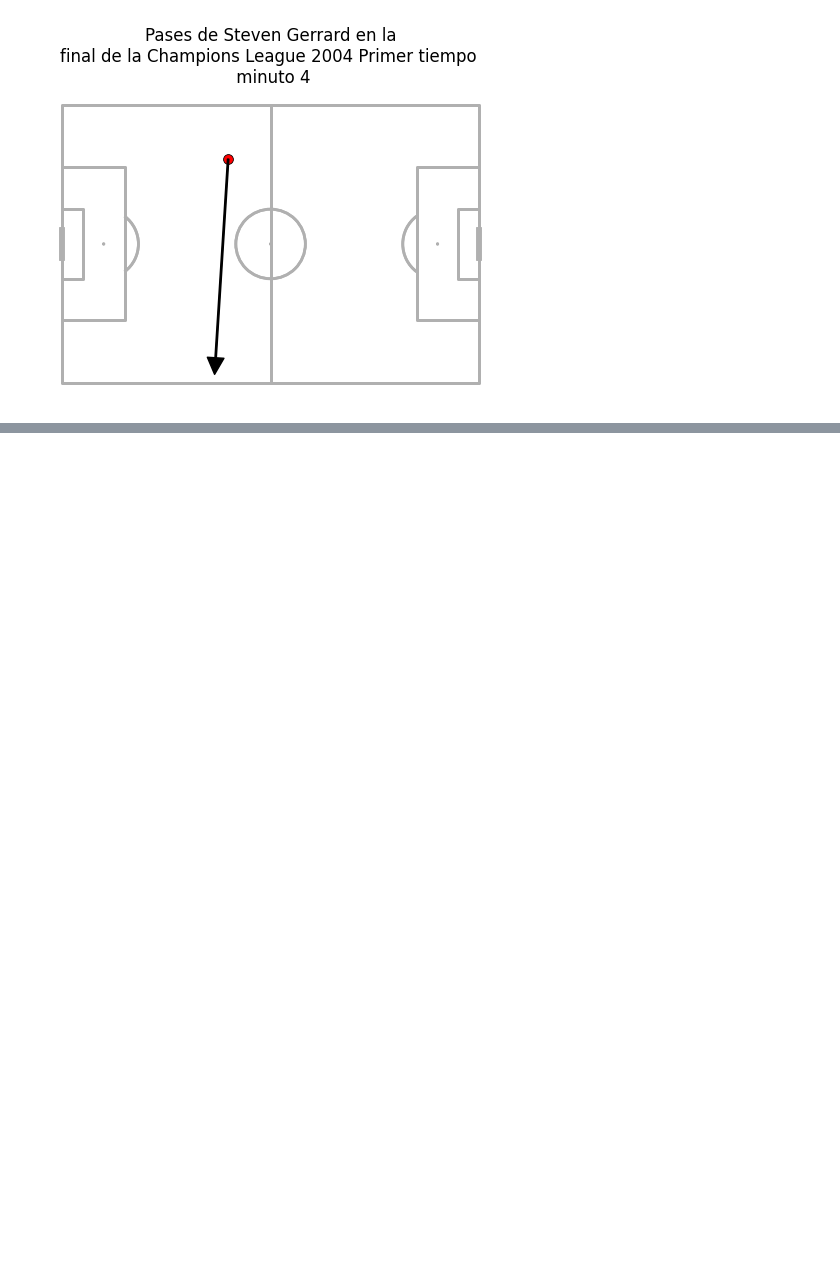
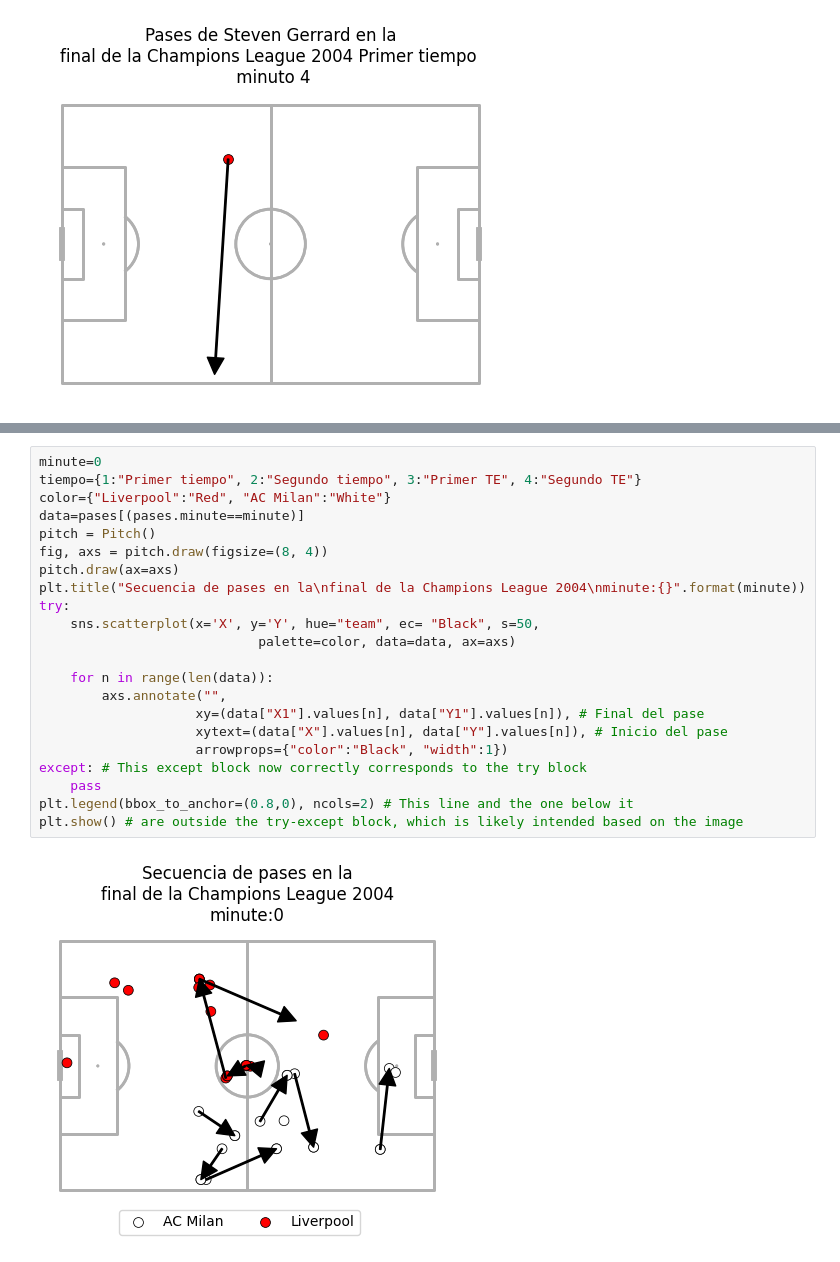
Before and after one commit to enriquegomeztagle/MCD-DataVisualization, a Jupyter notebook: Clase5.ipynb, the cells around one changed output, grey strips where cells are left out. Drawn from its saved outputs; the diff is of its cells as text; blank space fills up the shorter version.

```diff
--- a/Clase5.ipynb
+++ b/Clase5.ipynb
@@ -552,0 +589,24 @@ Player_passes("Steven Gerrard", 1, 4)
+# %%
+minute=0
+tiempo={1:"Primer tiempo", 2:"Segundo tiempo", 3:"Primer TE", 4:"Segundo TE"}
+color={"Liverpool":"Red", "AC Milan":"White"}
+data=pases[(pases.minute==minute)]
+pitch = Pitch()
+fig, axs = pitch.draw(figsize=(8, 4))
+pitch.draw(ax=axs)
+plt.title("Secuencia de pases en la\nfinal de la Champions League 2004\nminute:{}".format(minute))
+try:
+    sns.scatterplot(x='X', y='Y', hue="team", ec= "Black", s=50,
+                            palette=color, data=data, ax=axs)
+
+    for n in range(len(data)):
+        axs.annotate("",
+                    xy=(data["X1"].values[n], data["Y1"].values[n]), # Final del pase
+                    xytext=(data["X"].values[n], data["Y"].values[n]), # Inicio del pase
+                    arrowprops={"color":"Black", "width":1})
+except: # This except block now correctly corresponds to the try block
+    pass
+plt.legend(bbox_to_anchor=(0.8,0), ncols=2) # This line and the one below it
+plt.show() # are outside the try-except block, which is likely intended based on the image
+# %% [output]
+[figure, added]
```
Also changed, not shown: parts of 12 cells of this notebook.
